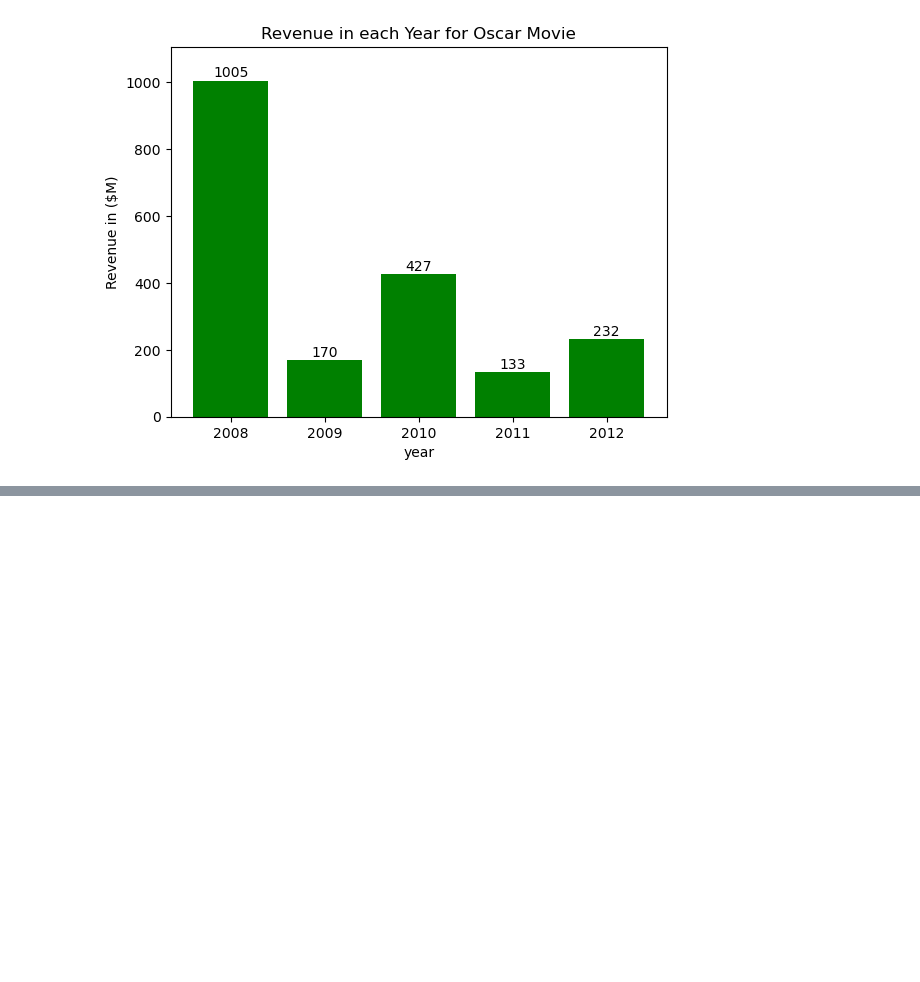
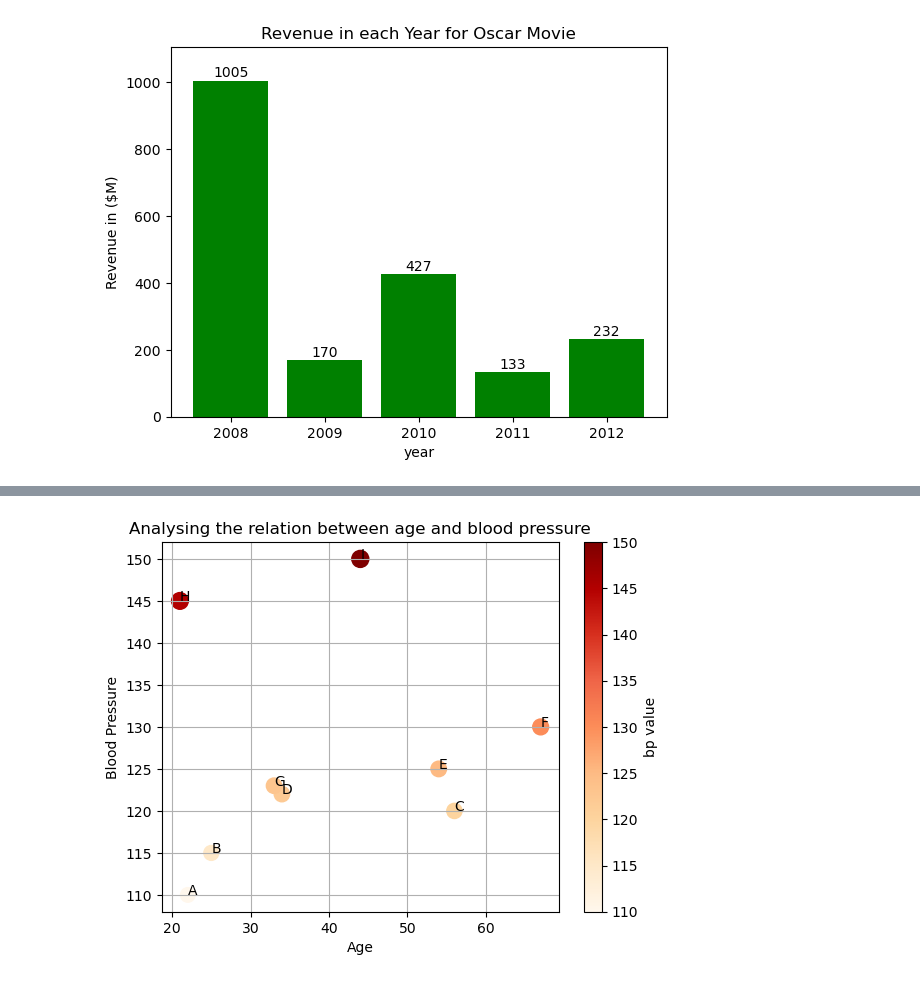
Before and after one commit to Pushkaraj-R-Jagatap/AIML_Learning, a Jupyter notebook: matplotlib.ipynb, the cells around one changed output, grey strips where cells are left out. Saved outputs shown, nothing was run; the diff lists cells and outputs as text; code cells hidden in the pictures; blank space fills up the shorter version.

```diff
--- a/matplotlib.ipynb
+++ b/matplotlib.ipynb
@@ -152,6 +144,19 @@ Text(0, 0.5, 'Movie Names')
 [figure]
 # %%
 #scatter plot
-people=['A','B','C','D','E','F','G','H','I','J']
+people=['A','B','C','D','E','F','G','H','I']
 AGE=[22,25,56,34,54,67,33,21,44]
-blood_pressure=[110,115,120,122,125,130,123,145,150]
+bp=[110,115,120,122,125,130,123,145,150]
+# colors=['red','pink','yellow','orange','purple','red','pink','yellow','orange']
+colors=['green'if x< 135 else 'red' for x in bp]
+plt.scatter(AGE,bp, s=bp,cmap="OrRd",c=bp)
+plt.title("Analysing the relation between age and blood pressure")
+plt.xlabel("Age")
+plt.ylabel("Blood Pressure")
+plt.grid()
+plt.colorbar(label="bp value")
+for i in range (len(people)):
+    plt.annotate(people[i],xy=(AGE[i],bp[i]),xytext=(AGE[i],bp[i]))
+plt.savefig("Scatter.png")
+# %% [output]
+[figure, added]
```
Also changed, not shown: parts of 12 cells of this notebook, 10 other files.
